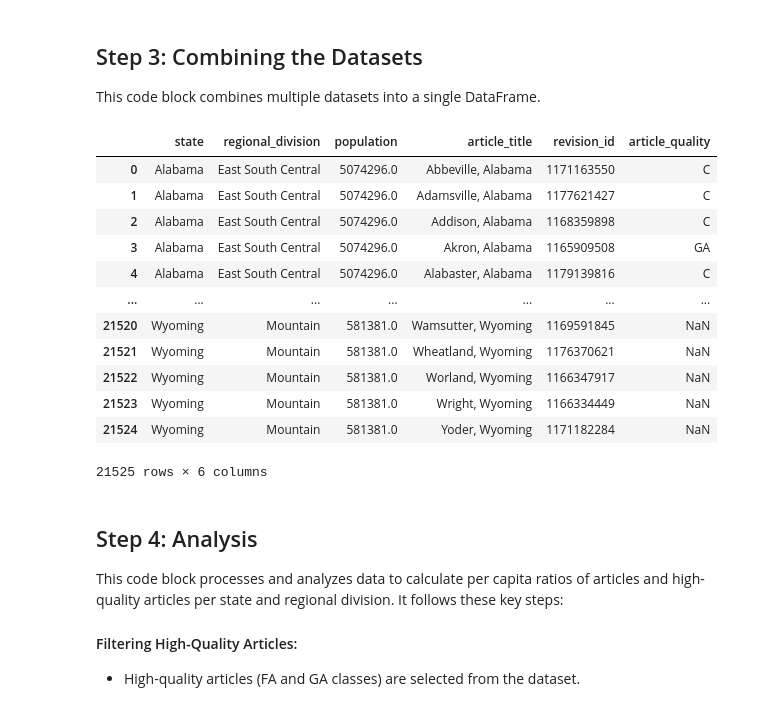
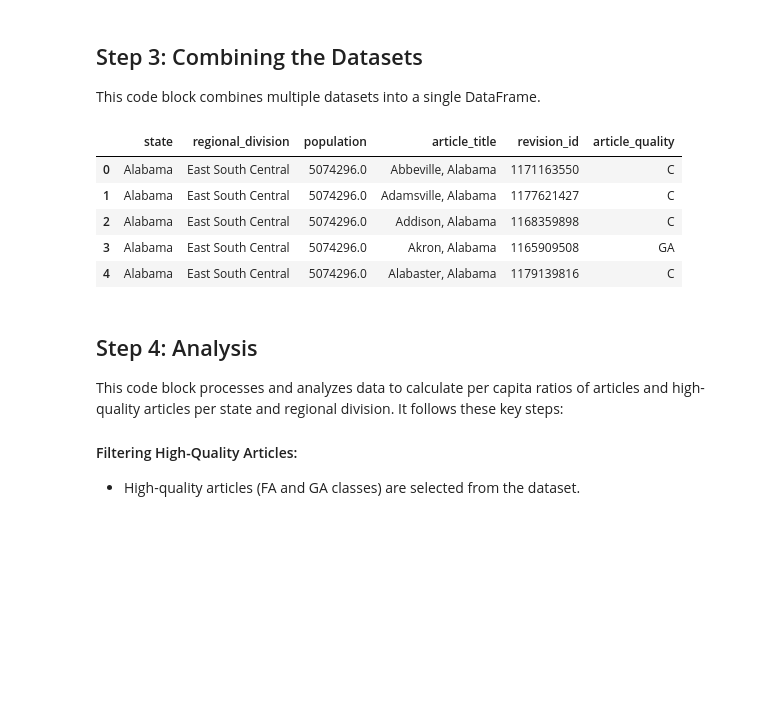
Before and after one commit to adithyaav27/data-512-homework_2, a Jupyter notebook: DataAnalysisCode.ipynb, the cells around one changed output. Drawn from its saved outputs; the diff is of its cells as text; code cells hidden in the pictures; blank space fills up the shorter version.

```diff
--- a/DataAnalysisCode.ipynb
+++ b/DataAnalysisCode.ipynb
@@ -170,7 +143,7 @@ API_THROTTLE_WAIT = (1.0/100.0)-API_LATENCY_ASSUMED
 # When making automated requests we should include something that is unique to the person making the request
 # This should include an email - your UW email would be good to put in there
 REQUEST_HEADERS = {
-    'User-Agent': '<adi279@uw.edu>, University of Washington, MSDS DATA 512 - AUTUMN 2023',
+    'User-Agent': '<YOUREMAIL@uw.edu>, University of Washington, MSDS DATA 512 - AUTUMN 2023',
 }
 
 # This is just a list of English Wikipedia article titles that we can use for example requests. We use another list in this code.
@@ -569,7 +515,9 @@ for index, row in result_df.iterrows():
     print('Requesting quality score for: ', article_title,', with rev ID: ',article_revid)
 
     # Make a request to the ORES API to get the quality score
-    quality_score = request_ores_score_per_article(article_revid=article_revid, email_address="adithyaa279@gmail.com", access_token=ACCESS_TOKEN)
+    quality_score = request_ores_score_per_article(article_revid=article_revid,
+                                                   email_address="YOUREMAIL@gmail.com",
+                                                   access_token=ACCESS_TOKEN)
 
     # Check to collect articles with no scores
     if 'httpCode' in quality_score:
@@ -615,13 +563,7 @@ for page_title, page_data in quality_scores.items():
 quality_scores_df = pd.DataFrame({
     'page_title': page_titles,
     'revision_id': revision_ids,
-    'prediction': predictions,
-    'probability_B': probabilities_B,
-    'probability_C': probabilities_C,
-    'probability_FA': probabilities_FA,
-    'probability_GA': probabilities_GA,
-    'probability_Start': probabilities_Start,
-    'probability_Stub': probabilities_Stub
+    'prediction': predictions
 })
 # %% [output]
 Requesting quality score for:  Abbeville, Alabama , with rev ID:  1171163550
@@ -703,41 +629,36 @@ combined_df = combined_df.merge(us_regions, how='left', on='state')
 combined_df = combined_df.merge(us_pop[['State', '2022']], how='left', left_on='state', right_on='State')
 
 # Removing the duplicate revID column
 combined_df.drop('revision_id',inplace= True, axis =1)
 
 # Rename columns for consistency
 combined_df.rename(columns={'title': 'article_title',
                             'lastrevid': 'revision_id',
                             'prediction': 'article_quality',
                             'division': 'regional_division',
                             '2022': 'population'},
                    inplace=True)
 
 # Select and reorder the relevant columns
 combined_df = combined_df[['state', 'regional_division', 'population',
                            'article_title', 'revision_id', 'article_quality']]
 
 # Drop duplicate rows
 combined_df.drop_duplicates(inplace=True, ignore_index=True)
 
+
 # Export the combined dataset to a CSV file
 combined_df.to_csv(os.path.join(cwd, 'output/wp_scored_city_articles_by_state.csv'),
                    index=False)
-combined_df
+
+combined_df.head()
 # %% [output]
 |  | state | regional_division | population | article_title | revision_id | article_quality |
 | 0 | Alabama | East South Central | 5074296.0 | Abbeville, Alabama | 1171163550 | C |
 | 1 | Alabama | East South Central | 5074296.0 | Adamsville, Alabama | 1177621427 | C |
 | 2 | Alabama | East South Central | 5074296.0 | Addison, Alabama | 1168359898 | C |
 | 3 | Alabama | East South Central | 5074296.0 | Akron, Alabama | 1165909508 | GA |
 | 4 | Alabama | East South Central | 5074296.0 | Alabaster, Alabama | 1179139816 | C |
-| ... | ... | ... | ... | ... | ... | ... |
-| 21520 | Wyoming | Mountain | 581381.0 | Wamsutter, Wyoming | 1169591845 | NaN |
-| 21521 | Wyoming | Mountain | 581381.0 | Wheatland, Wyoming | 1176370621 | NaN |
-| 21522 | Wyoming | Mountain | 581381.0 | Worland, Wyoming | 1166347917 | NaN |
-| 21523 | Wyoming | Mountain | 581381.0 | Wright, Wyoming | 1166334449 | NaN |
-| 21524 | Wyoming | Mountain | 581381.0 | Yoder, Wyoming | 1171182284 | NaN |
-21525 rows × 6 columns
 # %% [markdown]
 ## Step 4: Analysis
 
```
Also changed, not shown: parts of 16 cells of this notebook, 3 other files.
